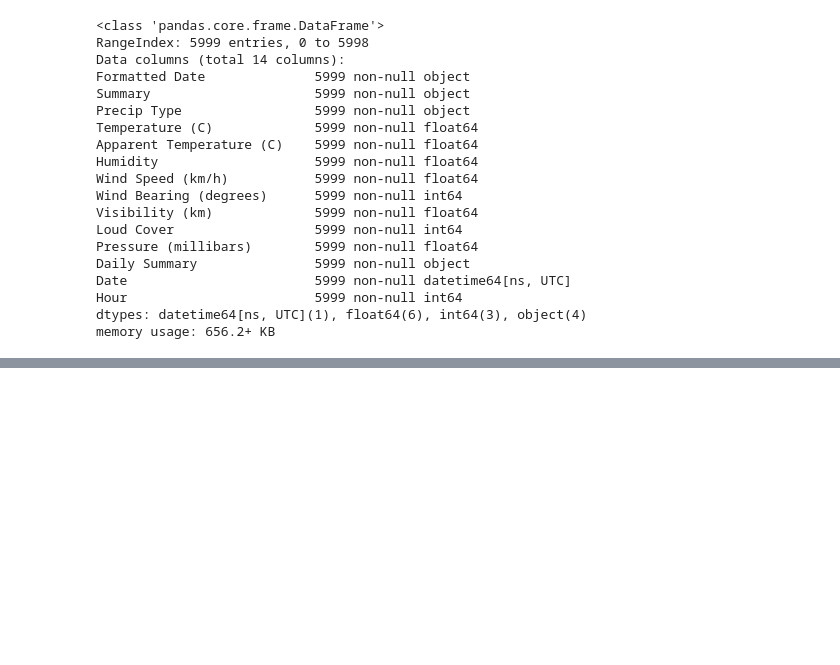
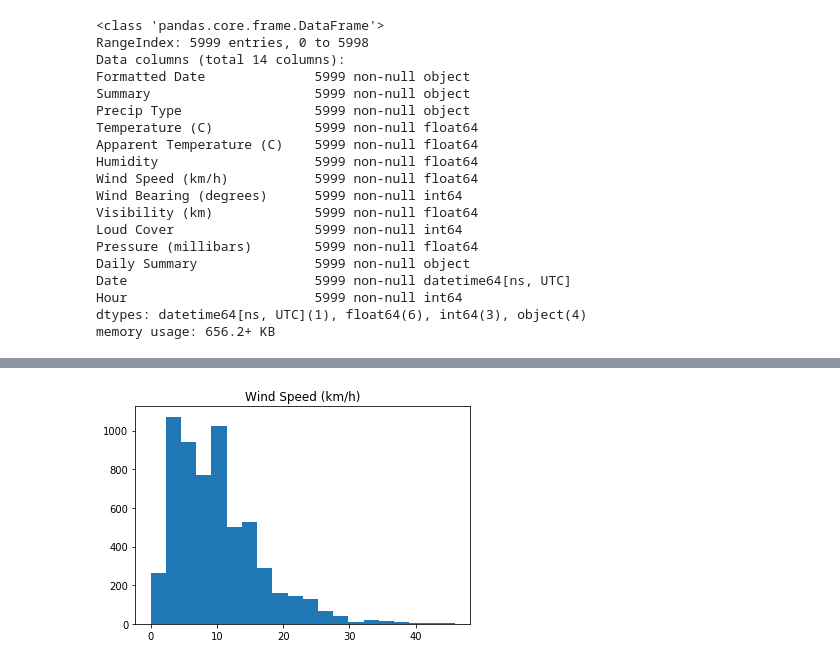
Before and after one commit to smartysam9821/DS, a Jupyter notebook: EDA_App_Temp.ipynb, the cells around one changed output, grey strips where cells are left out. Cells and saved outputs as stored; diff of their text form; code cells hidden in the pictures; blank space fills up the shorter version.

```diff
--- a/EDA_App_Temp.ipynb
+++ b/EDA_App_Temp.ipynb
@@ -129,0 +168,6 @@ Passing one of 'on', 'true', 'off', 'false' as a boolean is deprecated; use an a
+# %%
+plt.title('Wind Speed (km/h)')
+plt.hist(x = 'Wind Speed (km/h)', bins =20, data = df)
+plt.show()
+# %% [output]
+[figure, added]
```
Also changed, not shown: parts of 22 cells of this notebook.
